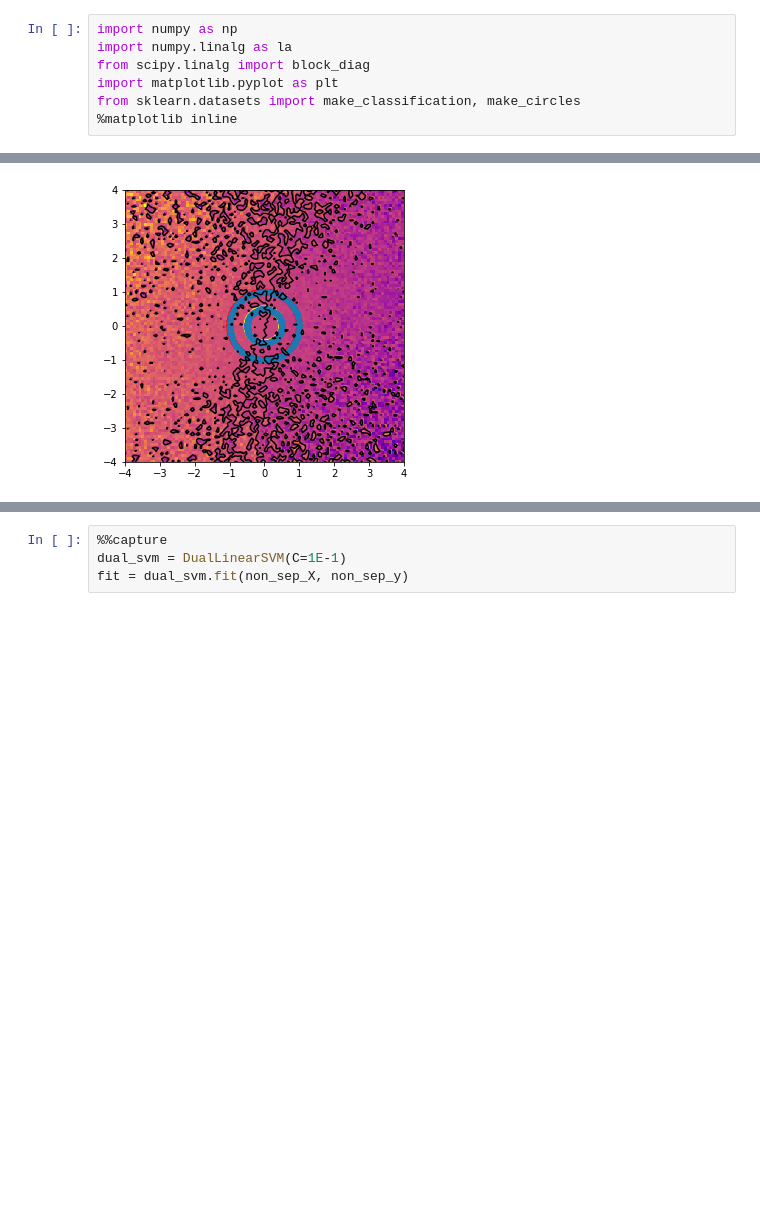
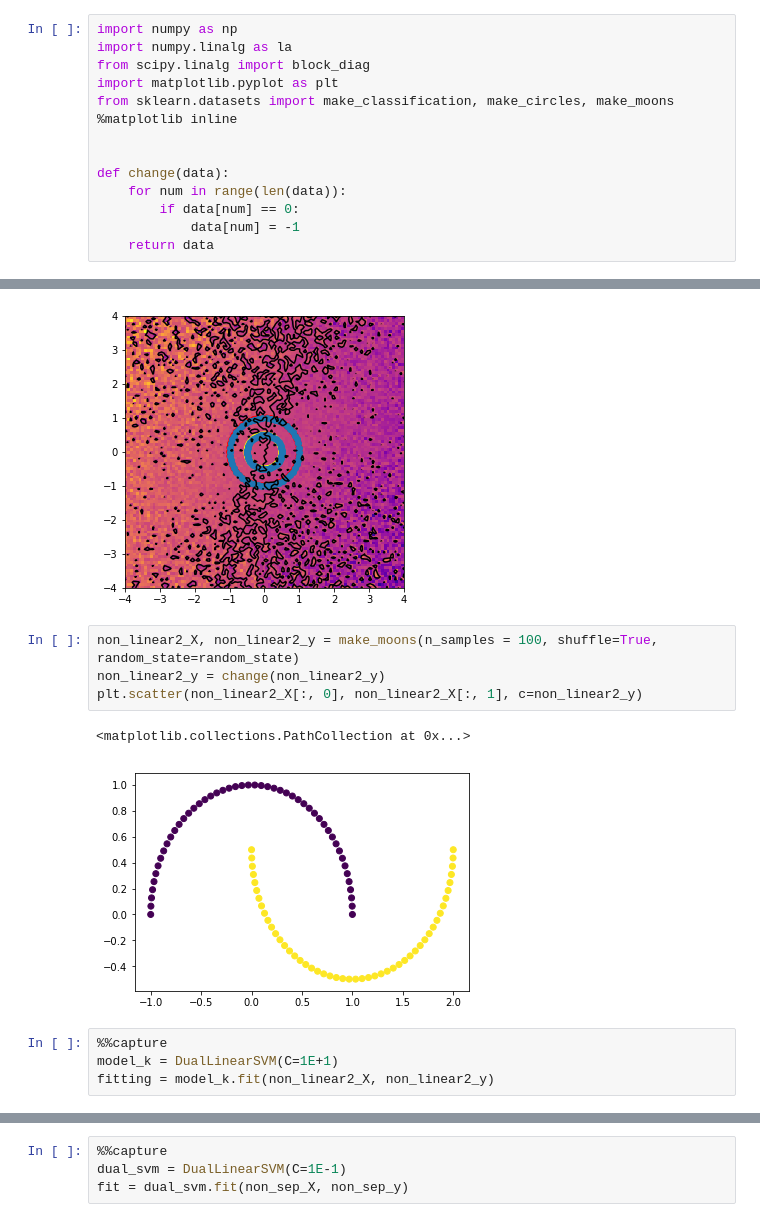
Before and after one commit to Marrry1327/ML-DM, a Jupyter notebook: Lab #3 SVM (QP, Kernel trick).ipynb, the cells around one changed output, grey strips where cells are left out. Drawn from its saved outputs; the diff is of its cells as text; blank space fills up the shorter version.

```diff
--- a/Lab #3 SVM (QP, Kernel trick).ipynb
+++ b/Lab #3 SVM (QP, Kernel trick).ipynb
@@ -272,8 +269,15 @@ import numpy as np
 import numpy.linalg as la
 from scipy.linalg import block_diag
 import matplotlib.pyplot as plt
-from sklearn.datasets import make_classification, make_circles
+from sklearn.datasets import make_classification, make_circles, make_moons
 %matplotlib inline
+
+
+def change(data):
+    for num in range(len(data)):
+        if data[num] == 0:
+            data[num] = -1
+    return data
 # %% [markdown]
 # 1. Quadratic programming and QP-solver
 # %% [markdown]
@@ -603,3 +607,14 @@ fit = dual_svm.fit(non_linear_X, non_linear_y)
 show_res_plot(dual_svm, non_linear_X, non_linear_y)
 # %% [output]
 [figure]
+# %%
+non_linear2_X, non_linear2_y = make_moons(n_samples = 100, shuffle=True, random_state=random_state)
+non_linear2_y = change(non_linear2_y)
+plt.scatter(non_linear2_X[:, 0], non_linear2_X[:, 1], c=non_linear2_y)
+# %% [output]
+<matplotlib.collections.PathCollection at 0x...>
+[figure, added]
+# %%
+%%capture
+model_k = DualLinearSVM(C=1E+1)
+fitting = model_k.fit(non_linear2_X, non_linear2_y)
```
Also changed, not shown: parts of 14 cells of this notebook.
